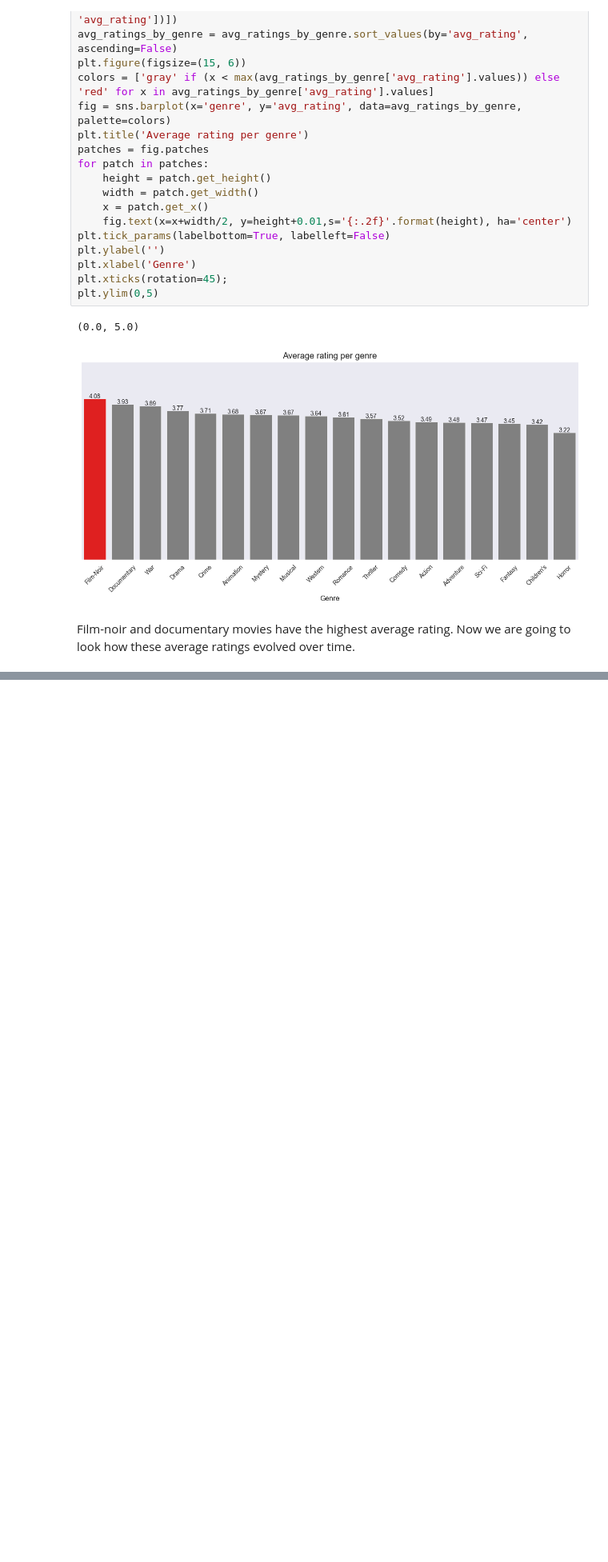
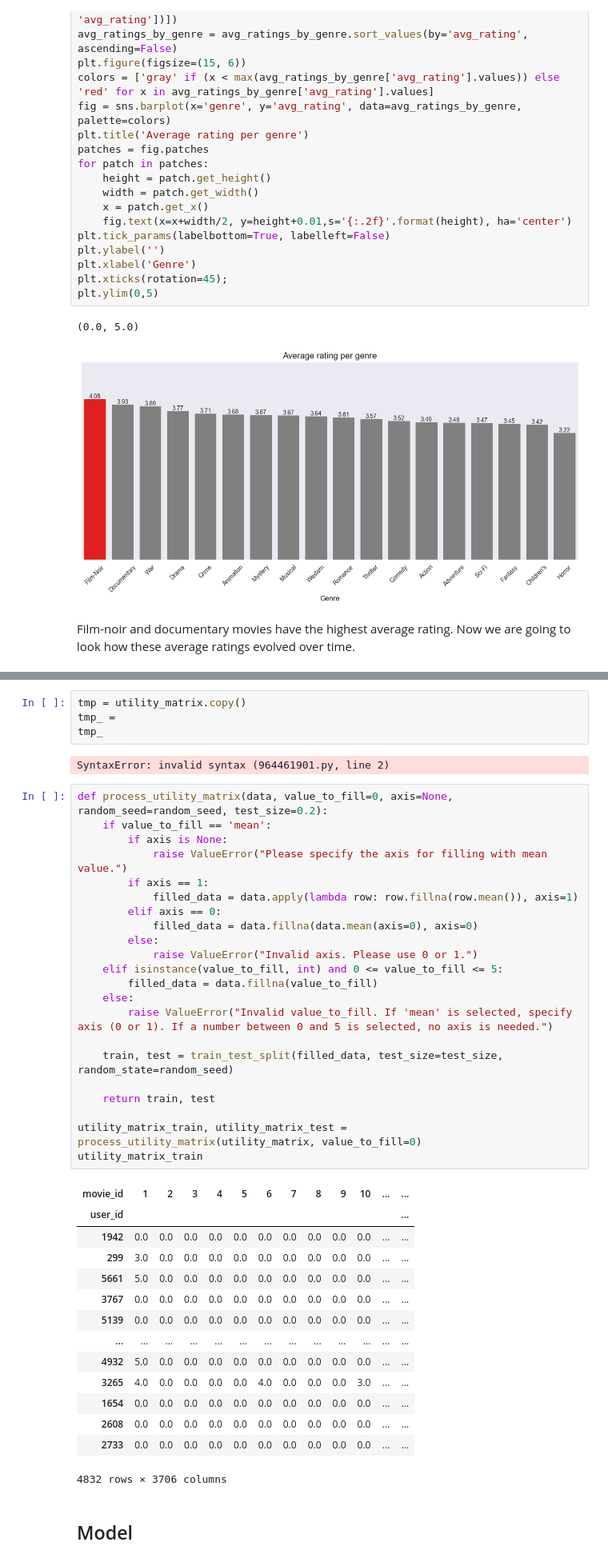
Before and after one commit to JuanDa14Sa/BBC-News-Classification, a Jupyter notebook: recommendation_system.ipynb, the cells around one changed output, grey strips where cells are left out. Shown at 80% size. Cells and saved outputs as stored; diff of their text form; blank space fills up the shorter version.

```diff
--- a/recommendation_system.ipynb
+++ b/recommendation_system.ipynb
@@ -252,0 +301,45 @@ for genre in unique_genres:
+# %%
+tmp = utility_matrix.copy()
+tmp_ =
+tmp_
+# %% [output]
+SyntaxError: invalid syntax (964461901.py, line 2)
+# %%
+def process_utility_matrix(data, value_to_fill=0, axis=None, random_seed=random_seed, test_size=0.2):
+    if value_to_fill == 'mean':
+        if axis is None:
+            raise ValueError("Please specify the axis for filling with mean value.")
+        if axis == 1:
+            filled_data = data.apply(lambda row: row.fillna(row.mean()), axis=1)
+        elif axis == 0:
+            filled_data = data.fillna(data.mean(axis=0), axis=0)
+        else:
+            raise ValueError("Invalid axis. Please use 0 or 1.")
+    elif isinstance(value_to_fill, int) and 0 <= value_to_fill <= 5:
+        filled_data = data.fillna(value_to_fill)
+    else:
+        raise ValueError("Invalid value_to_fill. If 'mean' is selected, specify axis (0 or 1). If a number between 0 and 5 is selected, no axis is needed.")
+
+    train, test = train_test_split(filled_data, test_size=test_size, random_state=random_seed)
+
+    return train, test
+
+utility_matrix_train, utility_matrix_test = process_utility_matrix(utility_matrix, value_to_fill=0)
+utility_matrix_train
+# %% [output]
+| movie_id | 1 | 2 | 3 | 4 | 5 | 6 | 7 | 8 | 9 | 10 | ... | ... |
+| user_id |  |  |  |  |  |  |  |  |  |  |  | ... |
+| 1942 | 0.0 | 0.0 | 0.0 | 0.0 | 0.0 | 0.0 | 0.0 | 0.0 | 0.0 | 0.0 | ... | ... |
+| 299 | 3.0 | 0.0 | 0.0 | 0.0 | 0.0 | 0.0 | 0.0 | 0.0 | 0.0 | 0.0 | ... | ... |
+| 5661 | 5.0 | 0.0 | 0.0 | 0.0 | 0.0 | 0.0 | 0.0 | 0.0 | 0.0 | 0.0 | ... | ... |
+| 3767 | 0.0 | 0.0 | 0.0 | 0.0 | 0.0 | 0.0 | 0.0 | 0.0 | 0.0 | 0.0 | ... | ... |
+| 5139 | 0.0 | 0.0 | 0.0 | 0.0 | 0.0 | 0.0 | 0.0 | 0.0 | 0.0 | 0.0 | ... | ... |
+| ... | ... | ... | ... | ... | ... | ... | ... | ... | ... | ... | ... | ... |
+| 4932 | 5.0 | 0.0 | 0.0 | 0.0 | 0.0 | 0.0 | 0.0 | 0.0 | 0.0 | 0.0 | ... | ... |
+| 3265 | 4.0 | 0.0 | 0.0 | 0.0 | 0.0 | 4.0 | 0.0 | 0.0 | 0.0 | 3.0 | ... | ... |
+| 1654 | 0.0 | 0.0 | 0.0 | 0.0 | 0.0 | 0.0 | 0.0 | 0.0 | 0.0 | 0.0 | ... | ... |
+| 2608 | 0.0 | 0.0 | 0.0 | 0.0 | 0.0 | 0.0 | 0.0 | 0.0 | 0.0 | 0.0 | ... | ... |
+| 2733 | 0.0 | 0.0 | 0.0 | 0.0 | 0.0 | 0.0 | 0.0 | 0.0 | 0.0 | 0.0 | ... | ... |
+4832 rows × 3706 columns
+# %% [markdown]
+## Model
```
Also changed, not shown: parts of 12 cells of this notebook.
